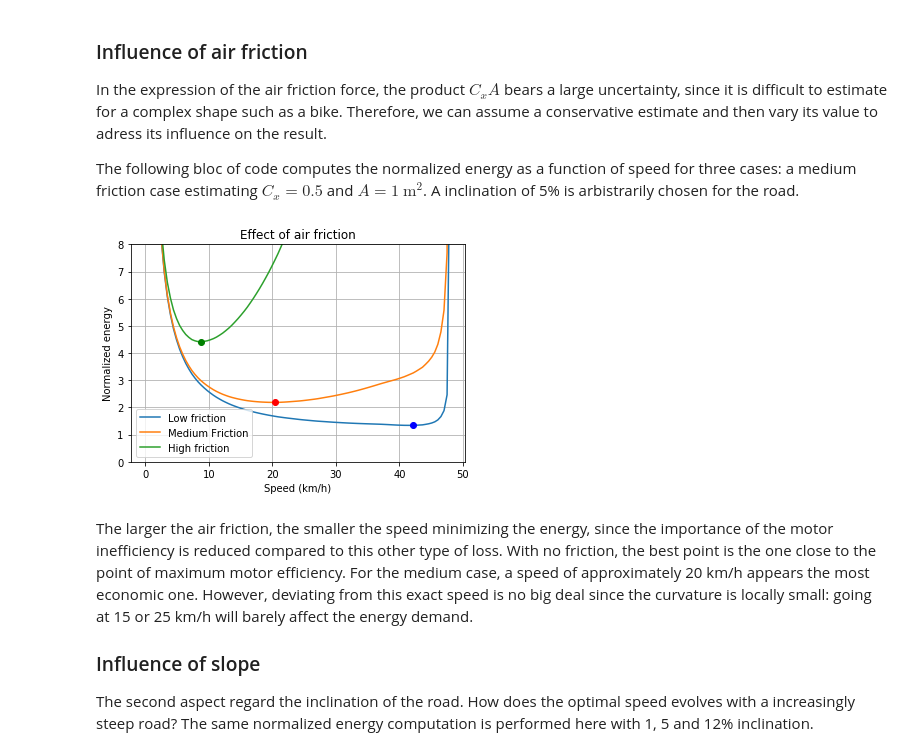
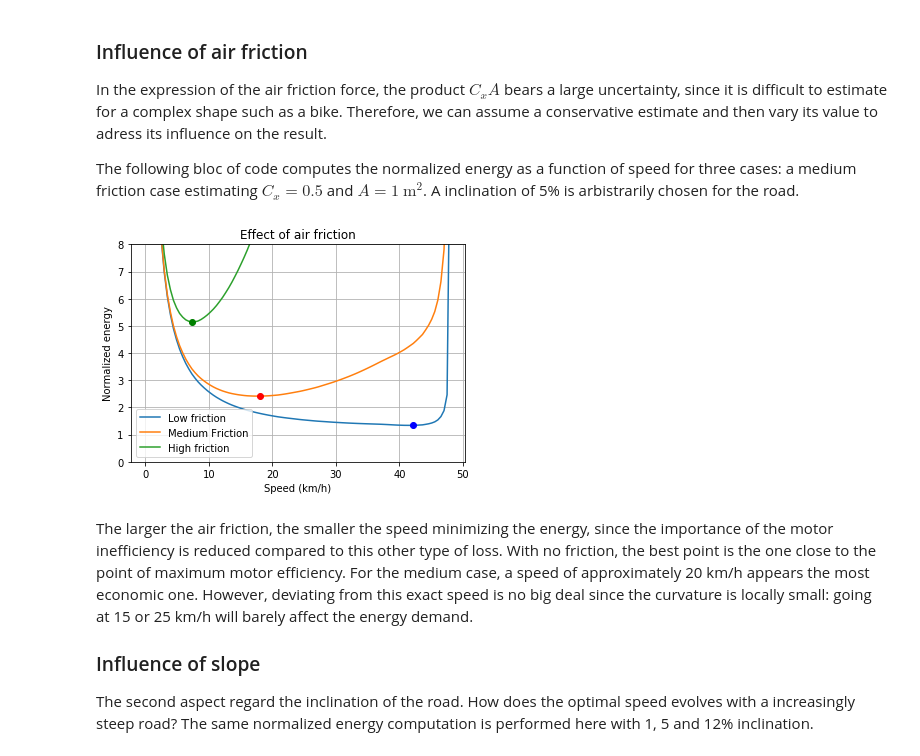
Before and after one commit to e-guenat/e-guenat.github.io, a Jupyter notebook: assets/others/OptimalSpeed.ipynb, the cells around one changed output. Saved outputs shown, nothing was run; the diff lists cells and outputs as text; code cells hidden in the pictures.

```diff
--- a/assets/others/OptimalSpeed.ipynb
+++ b/assets/others/OptimalSpeed.ipynb
@@ -63,7 +63,7 @@ v = np.linspace(0.1,48,100)
 f = interpolate.interp1d(a[:,0],a[:,1])
 rend = f(v)/100
 
-FairCoeff = 0.5*(1 *1.2)
+FairCoeff = 1.5*(0.5 *1.2)
 
 
 def SpecificEnergy(slope,m,v,rend,FairCoeff,U,R):
@@ -71,34 +71,34 @@ def SpecificEnergy(slope,m,v,rend,FairCoeff,U,R):
     Fg  = m*9.81*np.sin(np.arctan(slope))
     Ed = (Fair+Fg)/rend
     I = Ed * (v/3.6) /U
     Pel = R*np.power(I,2)
     Ed1 = Ed+Pel/v
     return Ed1/(m*9.81*np.sin(np.arctan(slope)))
 
 Ed1 = SpecificEnergy(0.05,m,v,rend,FairCoeff*0,U,R)
 Ed2 = SpecificEnergy(0.05,m,v,rend,FairCoeff,U,R)
 Ed3 = SpecificEnergy(0.05,m,v,rend,FairCoeff*10,U,R)
 
 minED1 = np.argmin(Ed1)
 minED2 = np.argmin(Ed2)
 minED3 = np.argmin(Ed3)
 
 fig, ax = plt.subplots(figsize=(6, 4))
 plt.plot(v,Ed1,label='Low friction')
 plt.plot(v[minED1],Ed1[minED1],'bo')
 plt.plot(v,Ed2,label='Medium Friction')
 plt.plot(v[minED2],Ed2[minED2],'ro')
 plt.plot(v,Ed3,label='High friction')
 plt.plot(v[minED3],Ed3[minED3],'go')
 plt.ylim(0,8)
 plt.ylabel('Normalized energy')
 plt.xlabel('Speed (km/h)')
 plt.title('Effect of air friction')
 ax.legend(loc='lower left')
 ax.grid(True)
 plt.show()
 # %% [output]
-[figure, old version]
+[figure, new version]
 # %% [markdown]
 The larger the air friction, the smaller the speed minimizing the energy, since the importance of the motor inefficiency is reduced compared to this other type of loss. With no friction, the best point is the one close to the point of maximum motor efficiency. For the medium case, a speed of approximately 20 km/h appears the most economic one. However, deviating from this exact speed is no big deal since the curvature is locally small: going at 15 or 25 km/h will barely affect the energy demand.
 
```
Also changed, not shown: parts of 4 cells of this notebook, 4 other files.
